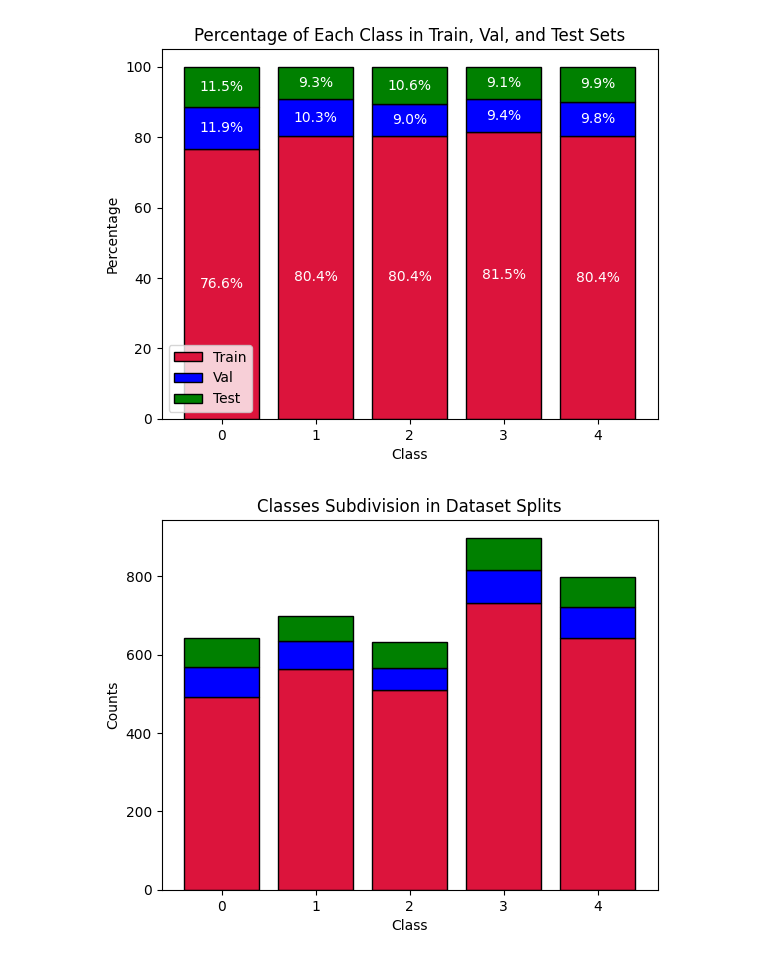
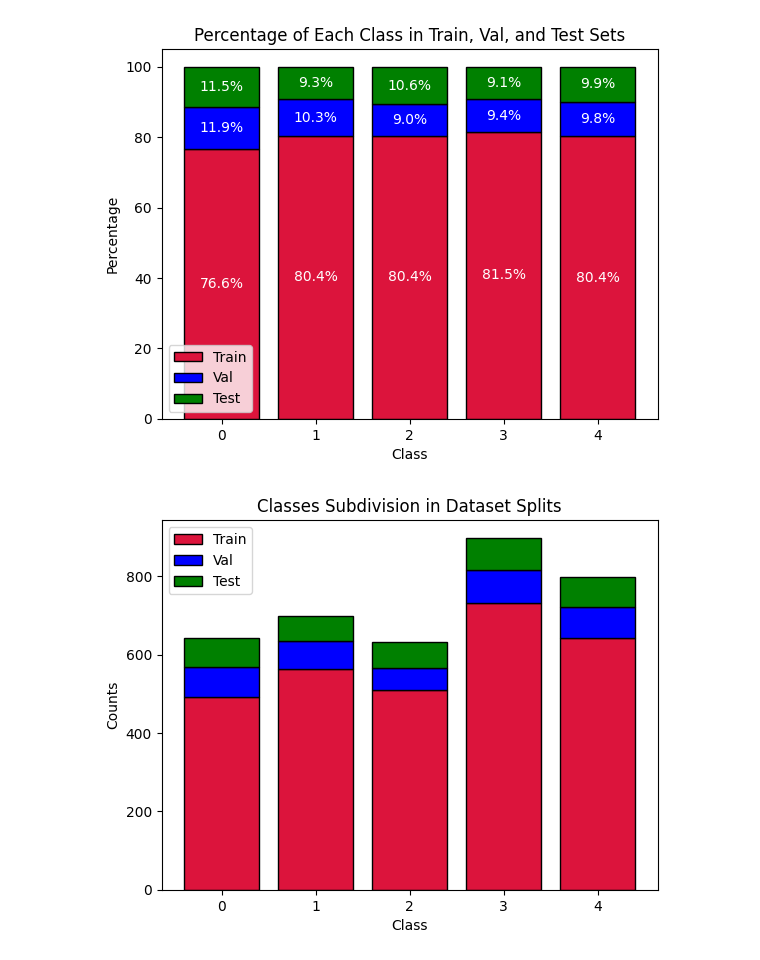
Before and after one commit to nicolegrillo/DeepLearningProject, a Jupyter notebook: notebooks_flowers/notebook_snippet_perc.ipynb, the cells around one changed output. Saved outputs shown, nothing was run; the diff lists cells and outputs as text; code cells hidden in the pictures.

Commit message:
Added legend

```diff
--- a/notebooks_flowers/notebook_snippet_perc.ipynb
+++ b/notebooks_flowers/notebook_snippet_perc.ipynb
@@ -160,14 +162,15 @@ Test percentages per class: [11.54446178  9.29899857 10.58451817  9.13140312  9.
 # %%
 # Calculate the cumulative heights for the training and validation sets
 cumulative_counts = np.array(class_counts_train) + np.array(class_counts_val)
 
 plt.bar(unique_classes_train, class_counts_train, edgecolor='black', color='crimson',label='Train')
 plt.bar(unique_classes_val, class_counts_val, bottom=class_counts_train, edgecolor='black', color='blue',label='Val')
 plt.bar(unique_classes_test, class_counts_test, bottom=cumulative_counts, edgecolor='black', color='green',label='Test')
 plt.title('Classes Subdivision in Dataset Splits')
 plt.xlabel('Class')
 plt.ylabel('Counts')
 plt.xticks(unique_classes)
+plt.legend()
 plt.show()
 # %% [output]
-[figure, old version]
+[figure, new version]
```
Also changed, not shown: parts of 1 cell of this notebook.
